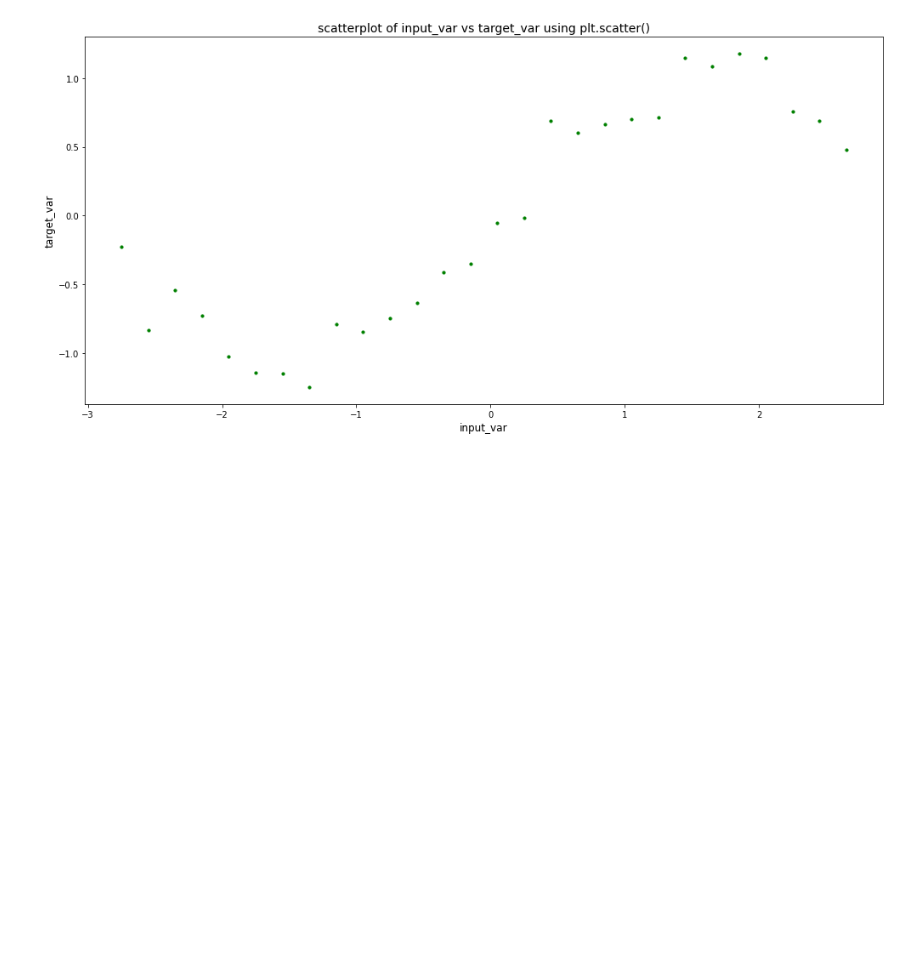
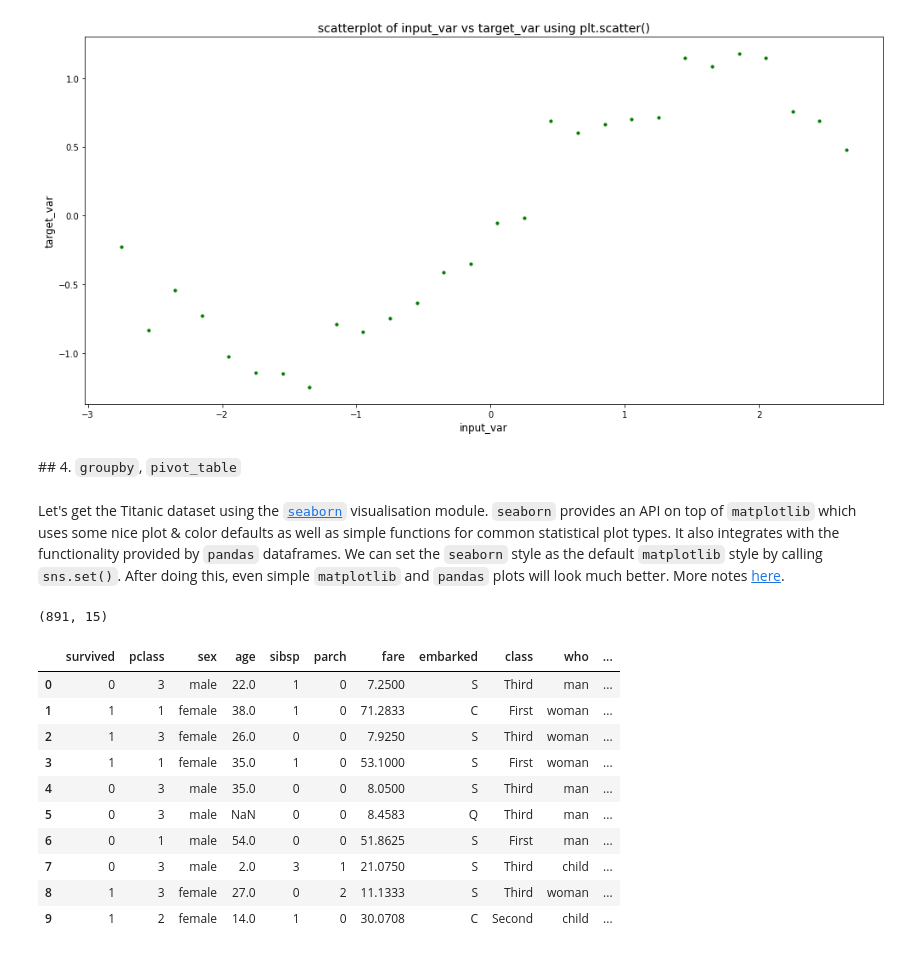
Before and after one commit to malminhas/data-analytics, a Jupyter notebook: pandas-basics-playbook2.ipynb, the cells around one changed output. Drawn from its saved outputs; the diff is of its cells as text; code cells hidden in the pictures; blank space fills up the shorter version.

Commit message:
Final copy over of basic notes to copy

```diff
--- a/pandas-basics-playbook2.ipynb
+++ b/pandas-basics-playbook2.ipynb
@@ -381,3 +381,28 @@ ax.set_title(title, fontsize=14)
 plt.tight_layout()
 # %% [output]
 [figure]
+# %% [markdown]
+## 4. `groupby`, `pivot_table`
+# %% [markdown]
+Let's get the Titanic dataset using the [`seaborn`]() visualisation module.  `seaborn` provides an API on top of `matplotlib` which uses some nice plot & color defaults as well as simple functions for common statistical plot types. It also integrates with the functionality provided by `pandas` dataframes.  We can set the `seaborn` style as the default `matplotlib` style by calling `sns.set()`.  After doing this, even simple `matplotlib` and `pandas` plots will look much better.  More notes [here](https://www.oreilly.com/learning/data-visualization-with-seaborn).
+# %%
+import seaborn as sns
+import seaborn as sns
+sns.set_style('white')
+
+titanic_df = sns.load_dataset('titanic')
+print(titanic_df.shape)
+titanic_df.head(10)
+# %% [output]
+(891, 15)
+|  | survived | pclass | sex | age | sibsp | parch | fare | embarked | class | who | ... |
+| 0 | 0 | 3 | male | 22.0 | 1 | 0 | 7.2500 | S | Third | man | ... |
+| 1 | 1 | 1 | female | 38.0 | 1 | 0 | 71.2833 | C | First | woman | ... |
+| 2 | 1 | 3 | female | 26.0 | 0 | 0 | 7.9250 | S | Third | woman | ... |
+| 3 | 1 | 1 | female | 35.0 | 1 | 0 | 53.1000 | S | First | woman | ... |
+| 4 | 0 | 3 | male | 35.0 | 0 | 0 | 8.0500 | S | Third | man | ... |
+| 5 | 0 | 3 | male | NaN | 0 | 0 | 8.4583 | Q | Third | man | ... |
+| 6 | 0 | 1 | male | 54.0 | 0 | 0 | 51.8625 | S | First | man | ... |
+| 7 | 0 | 3 | male | 2.0 | 3 | 1 | 21.0750 | S | Third | child | ... |
+| 8 | 1 | 3 | female | 27.0 | 0 | 2 | 11.1333 | S | Third | woman | ... |
+| 9 | 1 | 2 | female | 14.0 | 1 | 0 | 30.0708 | C | Second | child | ... |
```
Also changed, not shown: parts of 16 cells of this notebook.
